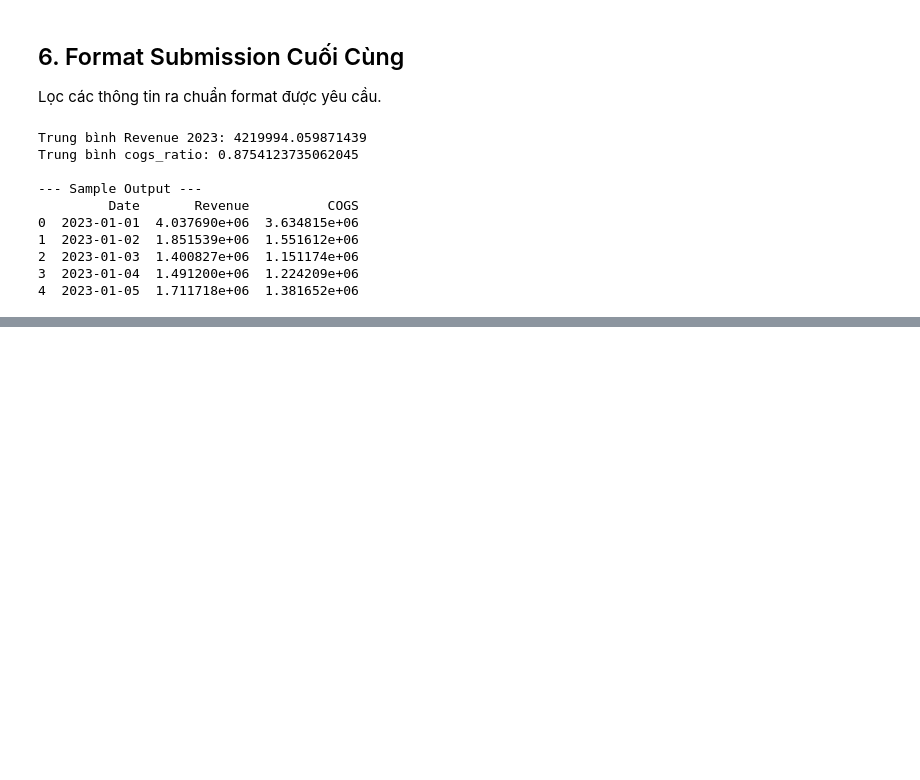
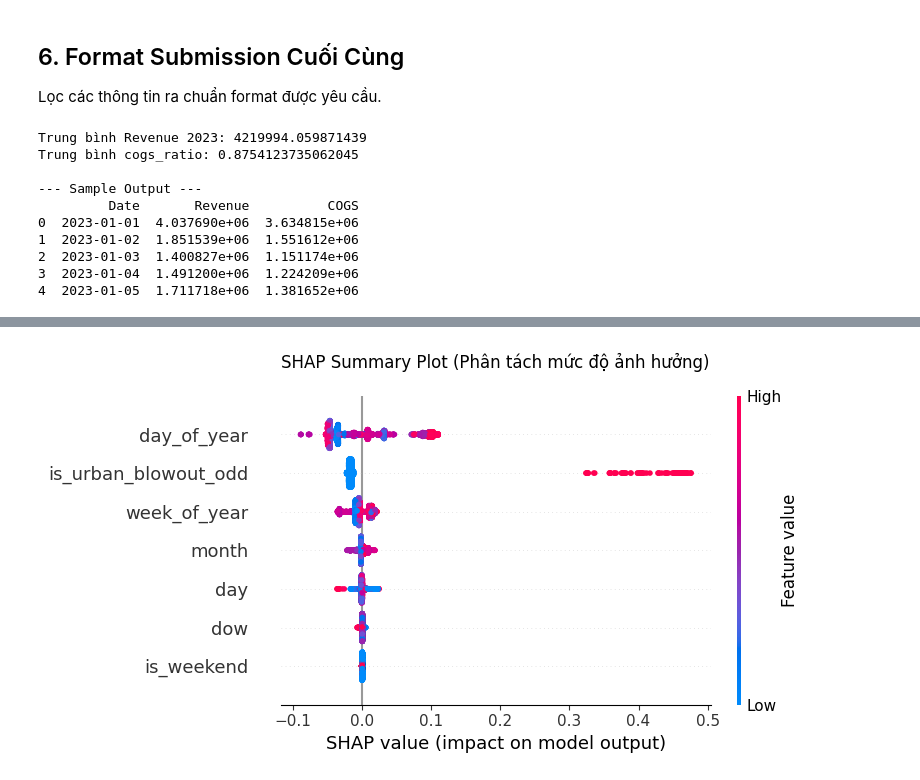
Before and after one commit to ngqtrung2217/datathon-2026, a Jupyter notebook: src/part3.ipynb, the cells around one changed output, grey strips where cells are left out. Cells and saved outputs as stored; diff of their text form; code cells hidden in the pictures; blank space fills up the shorter version.

```diff
--- a/src/part3.ipynb
+++ b/src/part3.ipynb
@@ -132,0 +167,17 @@ Trung bình cogs_ratio: 0.8754123735062045
+# %%
+import shap
+
+# 3. Phân tích bằng SHAP (Model Explainability)
+# Chạy SHAP TreeExplainer trên mô hình LightGBM (model_cogs là mô hình từ vòng lặp cuối cùng)
+explainer = shap.TreeExplainer(model_cogs)
+shap_values = explainer.shap_values(X)
+
+# Vẽ biểu đồ SHAP Summary Plot
+plt.figure(figsize=(10, 6))
+shap.summary_plot(shap_values, X, show=False)
+plt.title('SHAP Summary Plot (Phân tách mức độ ảnh hưởng)', pad=20)
+plt.tight_layout()
+plt.savefig('../output/chart/shap_summary_plot.png', dpi=300, bbox_inches='tight')
+plt.show()
+# %% [output]
+[figure, added]
```
Also changed, not shown: parts of 2 cells of this notebook, 9 other files.
